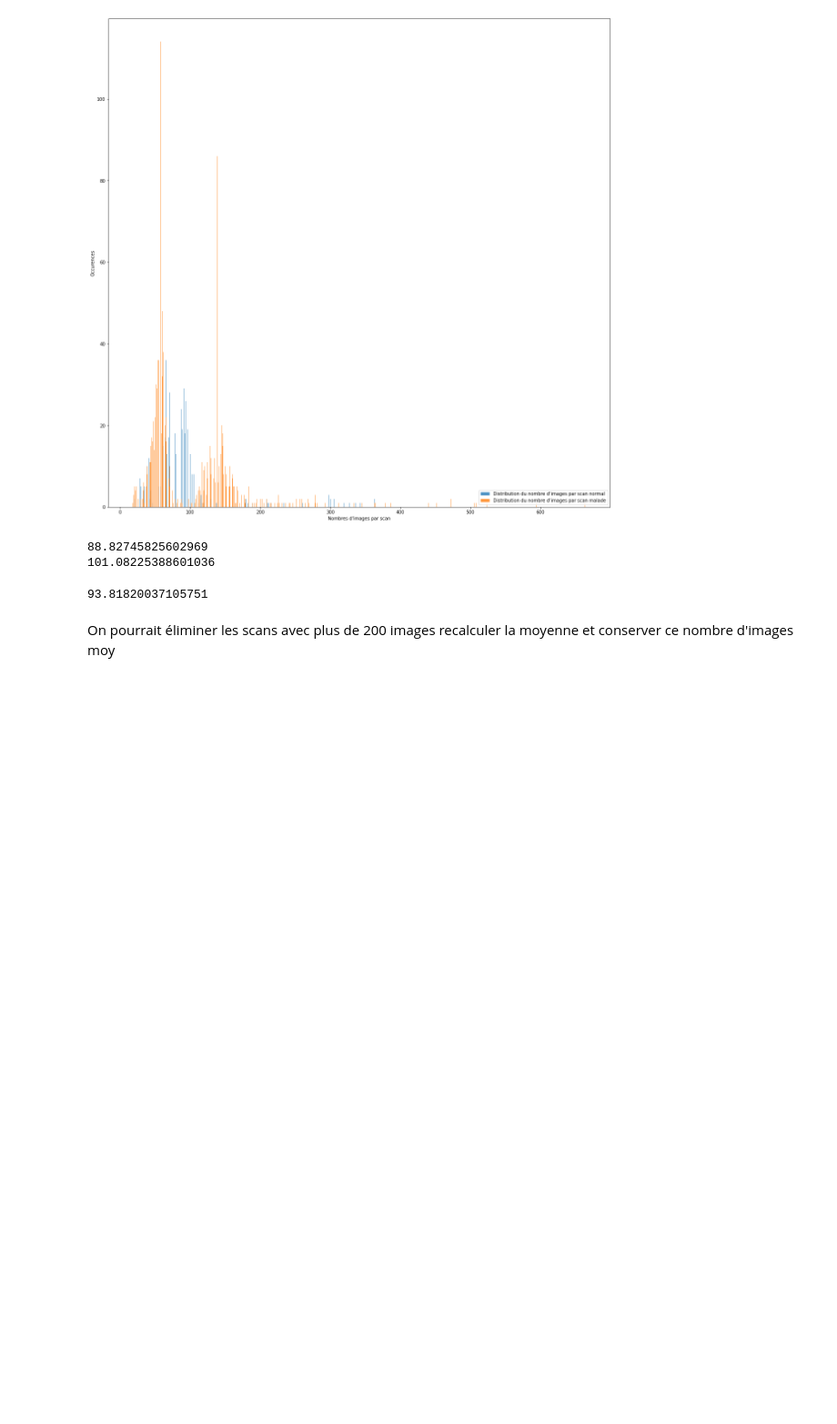
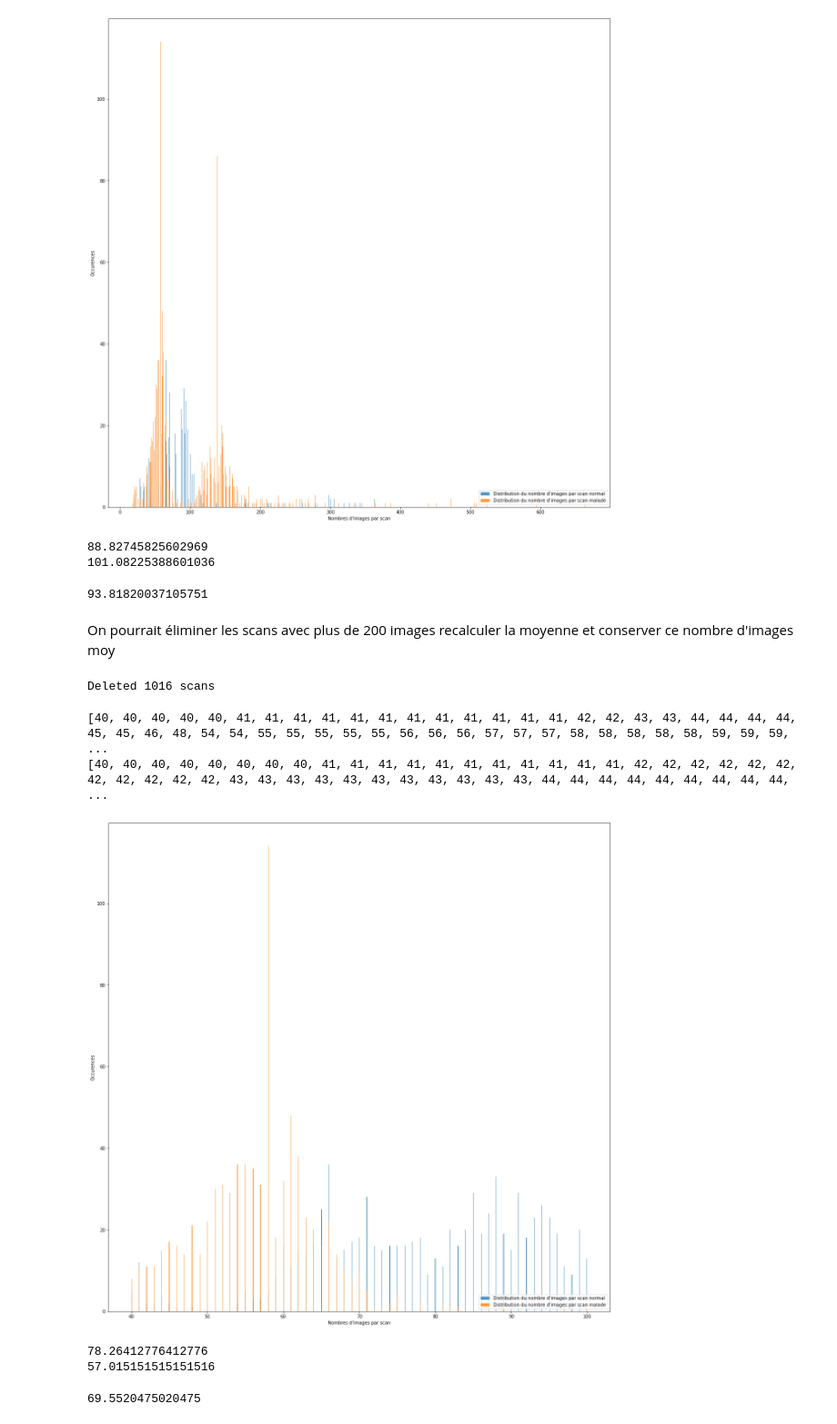
Before and after one commit to quent1fvr/Infection_pulmonaire, a Jupyter notebook: Infection_pulmonaire.ipynb, the cells around one changed output. Shown at 91% size. Saved outputs shown, nothing was run; the diff lists cells and outputs as text; code cells hidden in the pictures; blank space fills up the shorter version.

```diff
--- a/Infection_pulmonaire.ipynb
+++ b/Infection_pulmonaire.ipynb
@@ -98,3 +96,72 @@ avg
 # %% [markdown]
 On pourrait éliminer les scans avec plus de 200 images
 recalculer la moyenne et conserver ce nombre d'images moy
+# %%
+import shutil
+num_skipped = 0
+for folder_name in ("normal", "malade"):
+    folder_path = os.path.join("/tmp/COVID_crop", folder_name)
+    for fname in os.listdir(folder_path):
+        fpath = os.path.join(folder_path, fname)
+        if len(os.listdir(fpath))>100 or len(os.listdir(fpath))<40 :
+            num_skipped += 1
+            shutil. rmtree(fpath)
+
+print("Deleted %d scans" % num_skipped)
+# %% [output]
+Deleted 1016 scans
+# %%
+
+
+plt.figure(figsize=(20, 20))
+
+tab_normal = []
+tab_malade = []
+
+dir_normal = '/tmp/COVID_crop/normal'
+dir_malade = '/tmp/COVID_crop/malade'
+
+for base in os.walk(dir_normal):
+    #print('folder "', base[0], '" containing ', len(base[2]), ' files')
+    tab_normal.append(len(base[2]))
+tab_normal.pop(0)
+tab_normal.sort()
+print(tab_normal)
+
+for base in os.walk(dir_malade):
+    #print('folder "', base[0], '" containing ', len(base[2]), ' files')
+    tab_malade.append(len(base[2]))
+tab_malade.pop(0)
+tab_malade.sort()
+print(tab_malade)
+
+x0 = tab_normal
+x1 = tab_malade
+
+bins = max(len(x0), len(x1))
+
+plt.hist(x0, bins, alpha=0.8, label="Distribution du nombre d'images par scan normal")
+plt.hist(x1, bins, alpha=0.8, label="Distribution du nombre d'images par scan malade")
+plt.legend(loc='lower right')
+plt.xlabel("Nombres d'images par scan")
+plt.ylabel("Occurences")
+plt.show()
+# %% [output]
+[40, 40, 40, 40, 40, 41, 41, 41, 41, 41, 41, 41, 41, 41, 41, 41, 41, 42, 42, 43, 43, 44, 44, 44, 44, 45, 45, 46, 48, 54, 54, 55, 55, 55, 55, 55, 56, 56, 56, 57, 57, 57, 58, 58, 58, 58, 58, 59, 59, 59, ...
+[40, 40, 40, 40, 40, 40, 40, 40, 41, 41, 41, 41, 41, 41, 41, 41, 41, 41, 41, 42, 42, 42, 42, 42, 42, 42, 42, 42, 42, 42, 43, 43, 43, 43, 43, 43, 43, 43, 43, 43, 43, 44, 44, 44, 44, 44, 44, 44, 44, 44, ...
+[figure, added]
+# %%
+x0 = np.array(x0)
+x1 = np.array(x1)
+x0_mean = np.mean(x0)
+x1_mean = np.mean(x1)
+print(x0_mean)
+print(x1_mean)
+
+
+avg=(59*x0_mean+41*x1_mean)/100
+avg
+# %% [output]
+78.26412776412776
+57.015151515151516
+69.5520475020475
```
Also changed, not shown: parts of 10 cells of this notebook.
